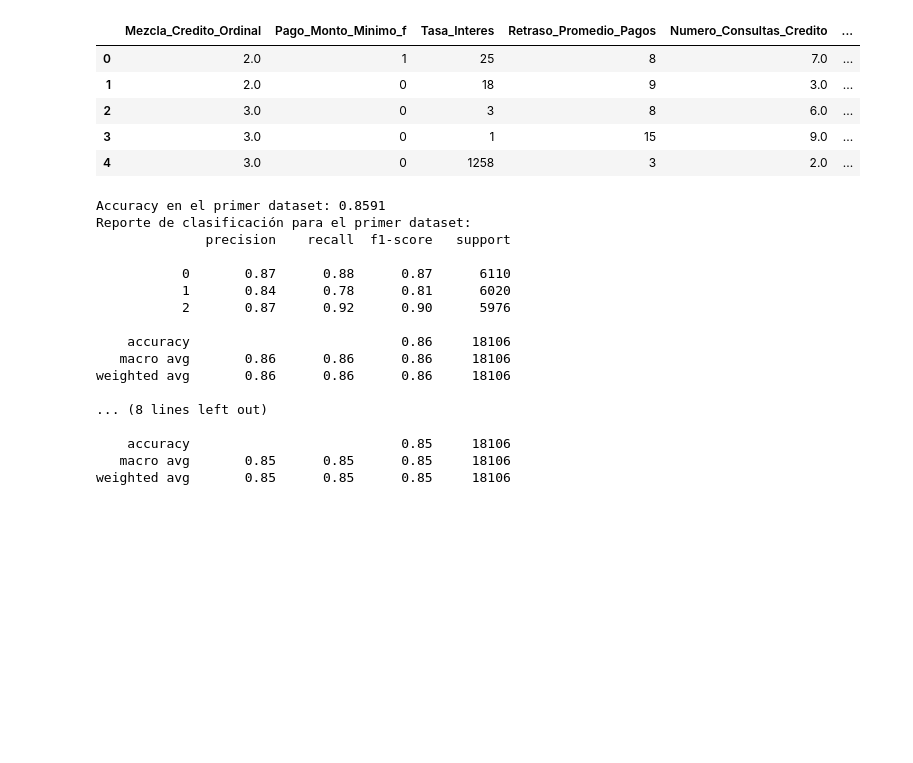
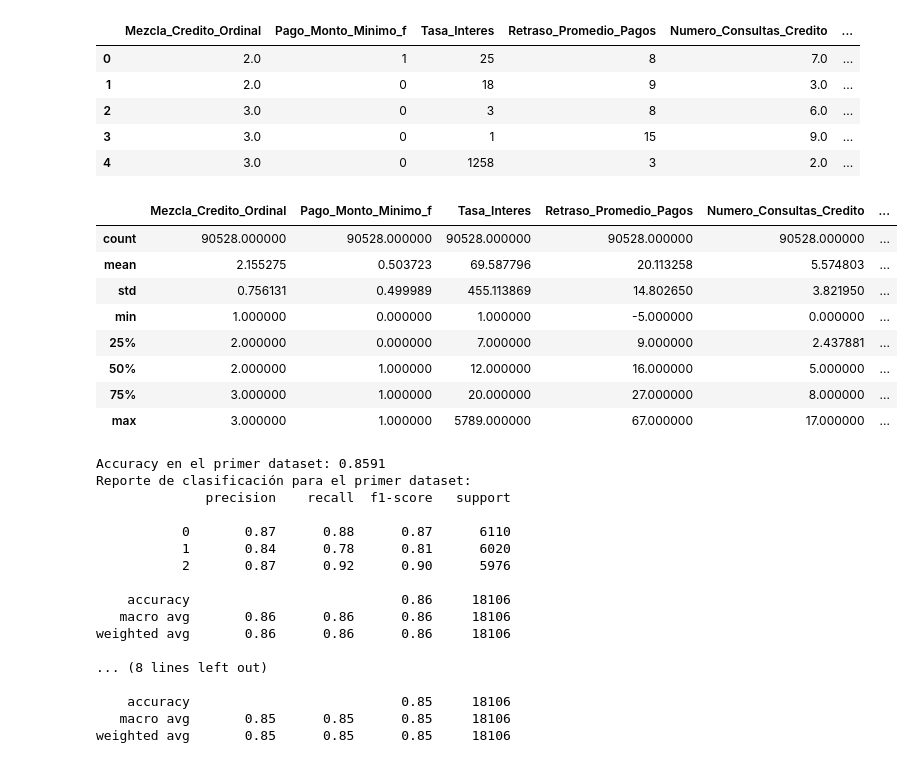
Before and after one commit to felipetryt12/Proyecto-Clasificacion-de-Score-Crediticio, a Jupyter notebook: PROYECTO/src/Exploracion_datos/Feature_engineering.ipynb, the cells around one changed output. Cells and saved outputs as stored; diff of their text form; code cells hidden in the pictures; blank space fills up the shorter version.

```diff
--- a/PROYECTO/src/Exploracion_datos/Feature_engineering.ipynb
+++ b/PROYECTO/src/Exploracion_datos/Feature_engineering.ipynb
@@ -291,6 +235,18 @@ data_reducido.head()
 | 2 | 3.0 | 0 | 3 | 8 | 6.0 | ... |
 | 3 | 3.0 | 0 | 1 | 15 | 9.0 | ... |
 | 4 | 3.0 | 0 | 1258 | 3 | 2.0 | ... |
+# %%
+data_reducido.describe()
+# %% [output]
+|  | Mezcla_Credito_Ordinal | Pago_Monto_Minimo_f | Tasa_Interes | Retraso_Promedio_Pagos | Numero_Consultas_Credito | ... |
+| count | 90528.000000 | 90528.000000 | 90528.000000 | 90528.000000 | 90528.000000 | ... |
+| mean | 2.155275 | 0.503723 | 69.587796 | 20.113258 | 5.574803 | ... |
+| std | 0.756131 | 0.499989 | 455.113869 | 14.802650 | 3.821950 | ... |
+| min | 1.000000 | 0.000000 | 1.000000 | -5.000000 | 0.000000 | ... |
+| 25% | 2.000000 | 0.000000 | 7.000000 | 9.000000 | 2.437881 | ... |
+| 50% | 2.000000 | 1.000000 | 12.000000 | 16.000000 | 5.000000 | ... |
+| 75% | 3.000000 | 1.000000 | 20.000000 | 27.000000 | 8.000000 | ... |
+| max | 3.000000 | 1.000000 | 5789.000000 | 67.000000 | 17.000000 | ... |
 # %%
 def probar_random_forest_default(data1, data2, target_column, test_size=0.2, random_state=42):
     def procesar_dataset(data):
```
Also changed, not shown: parts of 2 cells of this notebook, 6 other files.
